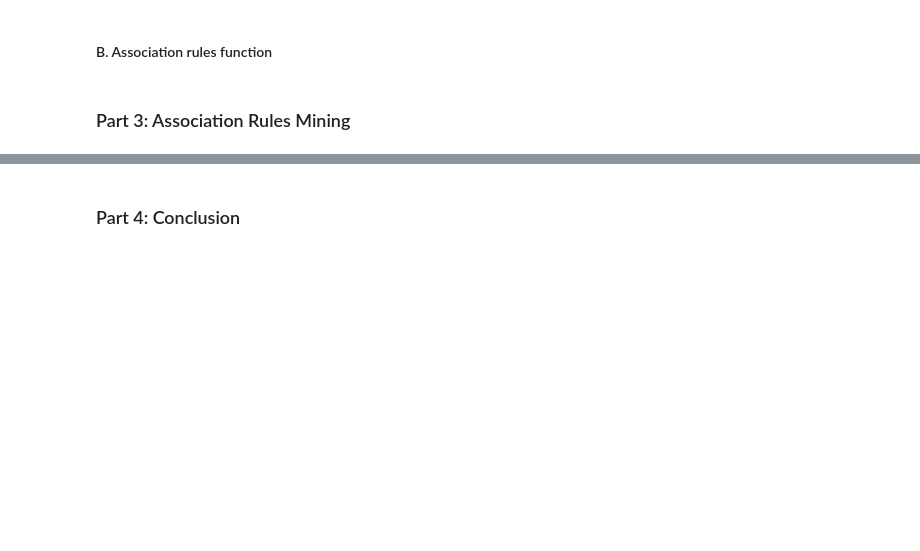
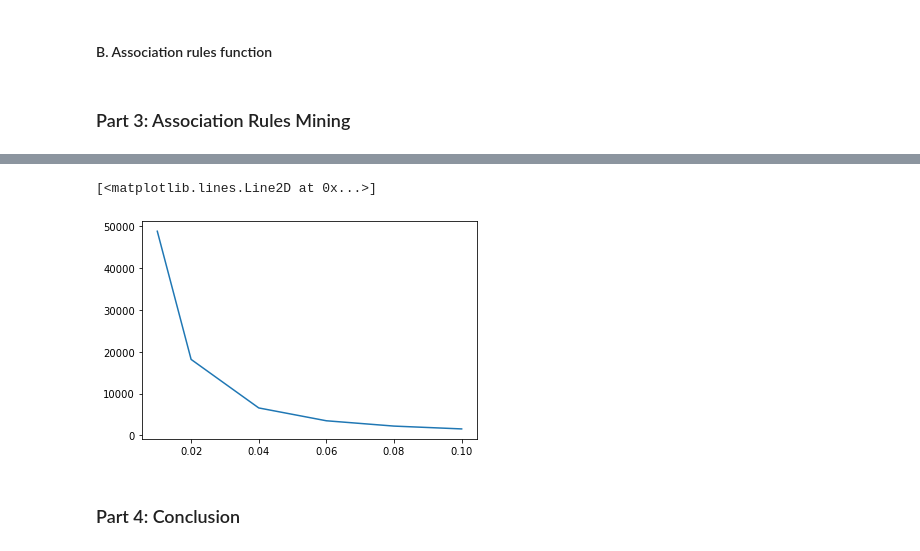
Before and after one commit to kelseyneis/data-mining, a Jupyter notebook: data_mining_project_2/Experiment - 2/Instacart_association.ipynb, the cells around one changed output, grey strips where cells are left out. Cells and saved outputs as stored; diff of their text form; code cells hidden in the pictures; blank space fills up the shorter version.

```diff
--- a/data_mining_project_2/Experiment - 2/Instacart_association.ipynb
+++ b/data_mining_project_2/Experiment - 2/Instacart_association.ipynb
@@ -231,8 +231,3 @@ product_data = pd.read_csv("products.csv")
 product_data.shape
 # %% [output]
 (49688, 4)
-# %%
-# aggregated_orders = orders.groupby('order_id').apply(lambda x: x.values.tolist())
-# aggregated_orders.head()
-item_pairs = Counter(get_item_pairs(np.array(orders)))
-item_pairs
@@ -241,19 +233,0 @@ TypeError: 'int' object is not subscriptable
-# %%
-from mlxtend.frequent_patterns import apriori
-import matplotlib.pyplot as plt
-
-#Now, let us return the items and itemsets with at least 1% support:
-apriori(item_pairs, min_support = 0.01, use_colnames = True)
-
-# Question 8
-support_threholds = [.01, .02, .03, .04, .05, .06, .08, .1, .12, .16, .2]
-support_counts = []
-for i in support_threholds:
-    ap = apriori(item_pairs, min_support = i)
-    support_counts.append(len(ap))
-
-plt.scatter(support_threholds, support_counts)
-plt.xlabel("Support threshold")
-plt.ylabel("Frequent itemset count")
-plt.title("Frequent itemset count by support threshold")
-plt.show()
@@ -383,0 +342,6 @@ Wall time: 1min 4s
+# %%
+%%time
+thresholds = [.01, .02, .04, .06, .08, .10]
+rules = []
+for threshold in thresholds:
+    rules.append(association_rules(orders, threshold))
@@ -390,3 +396,10 @@ display(rules_final)
+# %%
+import matplotlib.pyplot as plt
+counts = [len(rules[i]) for i in range(len(thresholds))]
+plt.plot(thresholds, counts)
+# %% [output]
+[<matplotlib.lines.Line2D at 0x...>]
+[figure, added]
 # %% [markdown]
 ### Part 4:  Conclusion
 # %% [markdown]
```
Also changed, not shown: parts of 6 cells of this notebook, 2 other files.
